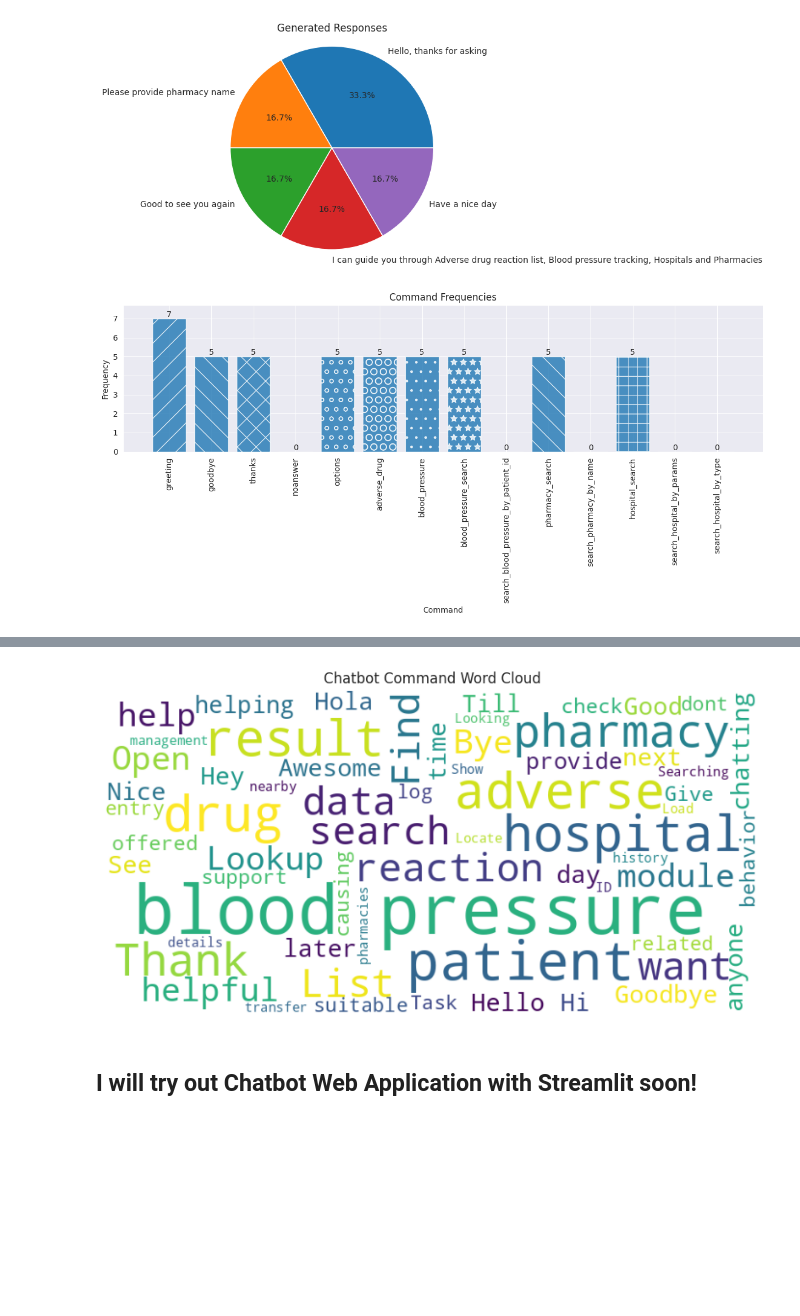
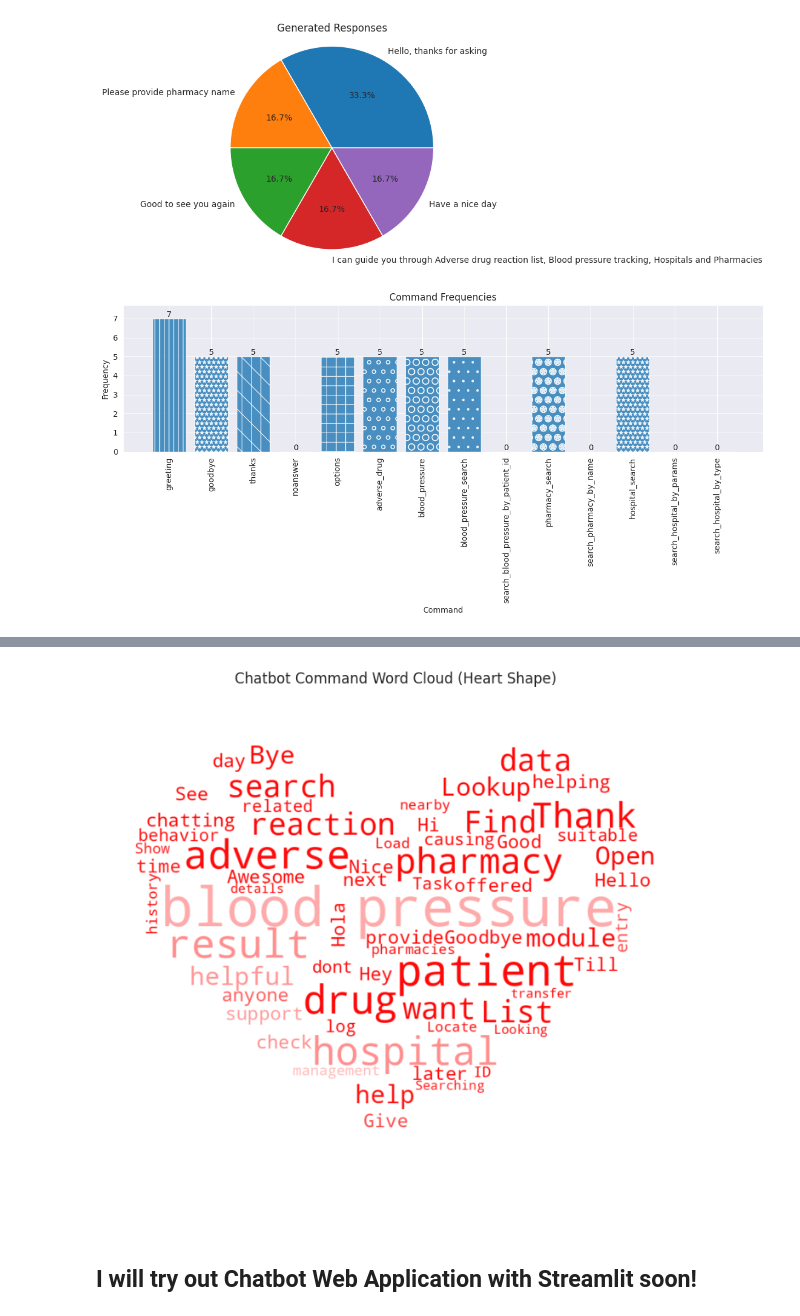
Before and after one commit to Vey27/NLP-and-Speech-Recognition, a Jupyter notebook: NLP_Chatbot_health.ipynb, the cells around one changed output, grey strips where cells are left out. Saved outputs shown, nothing was run; the diff lists cells and outputs as text; code cells hidden in the pictures; blank space fills up the shorter version.

```diff
--- a/NLP_Chatbot_health.ipynb
+++ b/NLP_Chatbot_health.ipynb
@@ -661,7 +663,7 @@ plt.title('Command Frequencies')
 ax.set_ylim(top=max(frequencies) * 1.1)
 
 # Customize the shape of the bars with different patterns
-patterns = ['/', '\\', 'x', '+', 'o', 'O', '.', '*']
+patterns = ['||','**', '\|', 'x', '+', 'o', 'O', '.', '*','O*']
 for i, bar in enumerate(bars):
     bar.set_facecolor('#1f77b4')
     bar.set_alpha(0.8)
@@ -674,7 +676,7 @@ plt.xticks(rotation=90)
 plt.tight_layout()
 plt.show()
 # %% [output]
-[figure, old version]
+[figure, new version]
 # %%
 !pip install WordCloud
 # %% [output]
@@ -692,31 +694,39 @@ Requirement already satisfied: pyparsing>=2.3.1 in /usr/local/lib/python3.10/dis
 Requirement already satisfied: python-dateutil>=2.7 in /usr/local/lib/python3.10/dist-packages (from matplotlib->WordCloud) (2.8.2)
 Requirement already satisfied: six>=1.5 in /usr/local/lib/python3.10/dist-packages (from python-dateutil>=2.7->matplotlib->WordCloud) (1.16.0)
 # %%
-
-from wordcloud import WordCloud
+from wordcloud import WordCloud, ImageColorGenerator
+from PIL import Image
+import numpy as np
 
 # Read the JSON file
 with open('commands.json', 'r') as file:
     data = json.load(file)
 
 # Extract all patterns from the intents
 patterns = []
 for intent in data['intents']:
     patterns.extend(intent['patterns'])
 
 # Convert patterns to a single string
 text = ' '.join(patterns)
 
+# Load the heart-shaped mask image and resize it
+mask_image = np.array(Image.open('heart.png').convert('RGB').resize((1000, 900)))
+
 # Generate the word cloud
-wordcloud = WordCloud(width=800, height=400, background_color='white').generate(text)
+wordcloud = WordCloud(width=1000, height=900, background_color='white', mask=mask_image).generate(text)
+
+# Color the word cloud based on the mask image
+image_colors = ImageColorGenerator(mask_image)
+colored_wordcloud = wordcloud.recolor(color_func=image_colors)
 
 # Plot the word cloud
-plt.figure(figsize=(10, 6))
-plt.imshow(wordcloud, interpolation='bilinear')
+plt.figure(figsize=(18, 8))
+plt.imshow(colored_wordcloud, interpolation='bilinear')
 plt.axis('off')
-plt.title('Chatbot Command Word Cloud')
+plt.title('Chatbot Command Word Cloud (Heart Shape)')
 plt.show()
 # %% [output]
-[figure, old version]
+[figure, new version]
 # %% [markdown]
 ## I will try out Chatbot Web Application with Streamlit soon!
```
Also changed, not shown: parts of 1 cell of this notebook.
